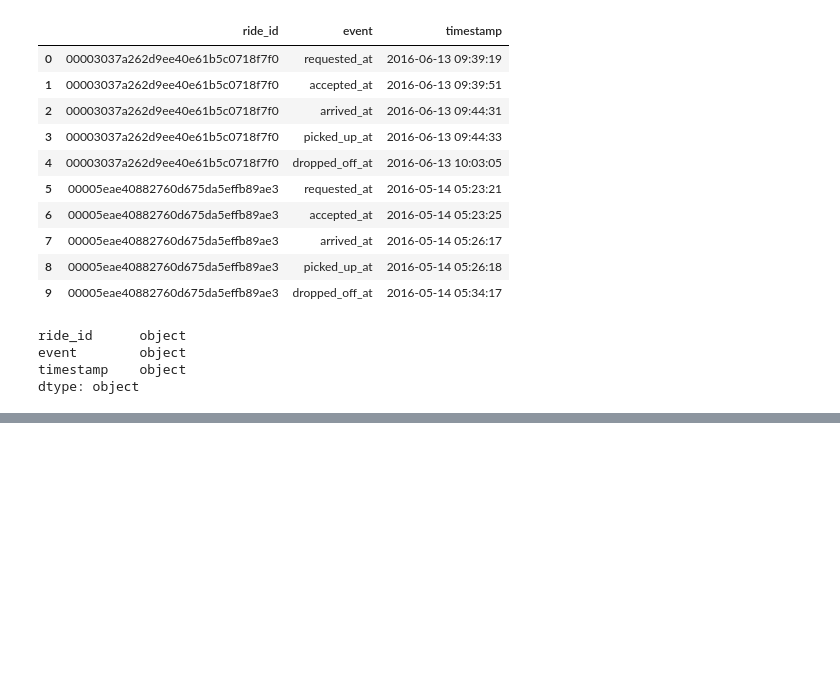
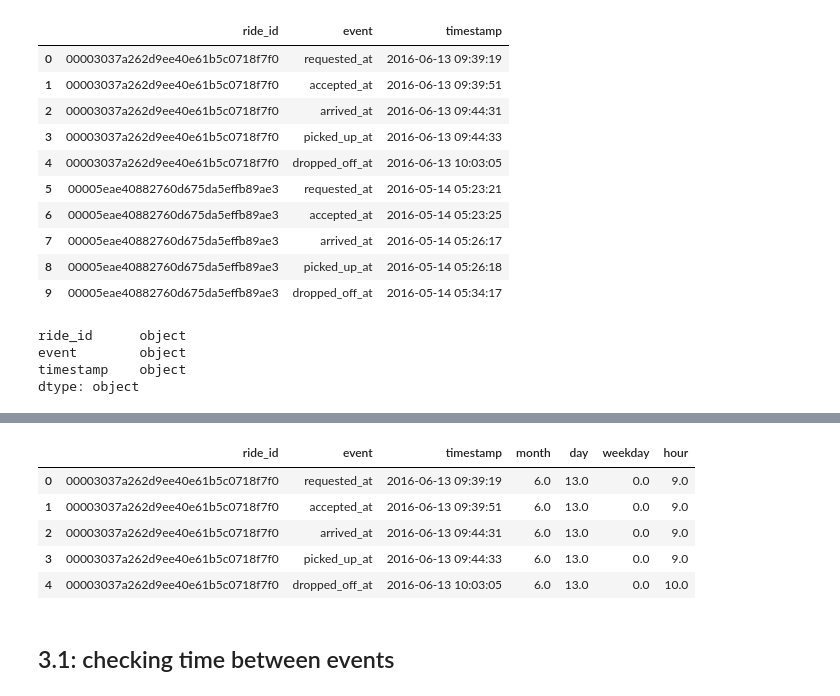
Before and after one commit to Brunadiasmiguel/challenge_drive, a Jupyter notebook: data_wrangling.ipynb, the cells around one changed output, grey strips where cells are left out. Saved outputs shown, nothing was run; the diff lists cells and outputs as text; code cells hidden in the pictures; blank space fills up the shorter version.

```diff
--- a/data_wrangling.ipynb
+++ b/data_wrangling.ipynb
@@ -276,0 +288,4 @@ dtype: object
+# %%
+#add month
+
+ridertime["month"]=ridertime["timestamp"].dt.month
@@ -276,0 +302,4 @@ dtype: object
+# %%
+#add day
+
+ridertime["day"]=ridertime["timestamp"].dt.day
@@ -276,0 +328,5 @@ dtype: object
+# %%
+#add weekday
+# Monday=0, Sunday=6
+
+ridertime["weekday"]=ridertime["timestamp"].dt.weekday
@@ -276,0 +348,4 @@ dtype: object
+# %%
+#add hour
+
+ridertime["hour"]=ridertime["timestamp"].dt.hour
@@ -276,0 +376,9 @@ dtype: object
+# %%
+ridertime.head()
+# %% [output]
+|  | ride_id | event | timestamp | month | day | weekday | hour |
+| 0 | 00003037a262d9ee40e61b5c0718f7f0 | requested_at | 2016-06-13 09:39:19 | 6.0 | 13.0 | 0.0 | 9.0 |
+| 1 | 00003037a262d9ee40e61b5c0718f7f0 | accepted_at | 2016-06-13 09:39:51 | 6.0 | 13.0 | 0.0 | 9.0 |
+| 2 | 00003037a262d9ee40e61b5c0718f7f0 | arrived_at | 2016-06-13 09:44:31 | 6.0 | 13.0 | 0.0 | 9.0 |
+| 3 | 00003037a262d9ee40e61b5c0718f7f0 | picked_up_at | 2016-06-13 09:44:33 | 6.0 | 13.0 | 0.0 | 9.0 |
+| 4 | 00003037a262d9ee40e61b5c0718f7f0 | dropped_off_at | 2016-06-13 10:03:05 | 6.0 | 13.0 | 0.0 | 10.0 |
@@ -277,3 +387,5 @@ dtype: object
+# %% [markdown]
+## 3.1: checking time between events
 # %%
 #need to transform
 #if there is an ideal time difference between requested and accepted OR accepted OR arrived at etc
```
Also changed, not shown: parts of 10 cells of this notebook.
